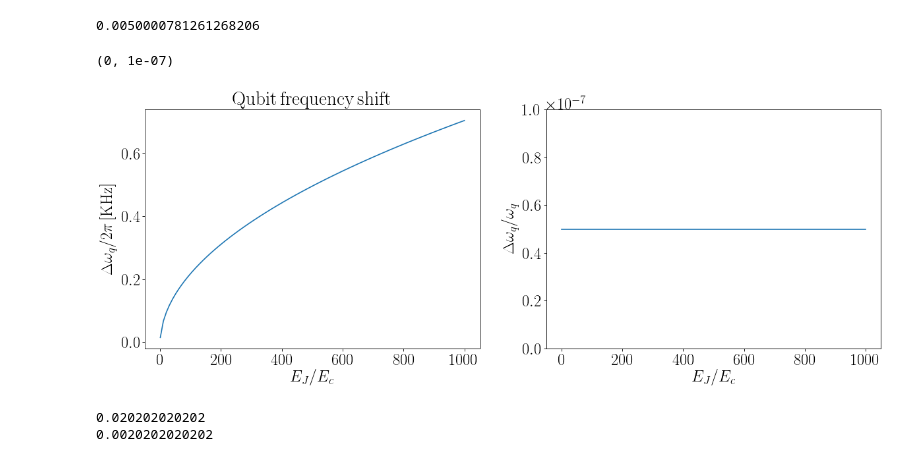
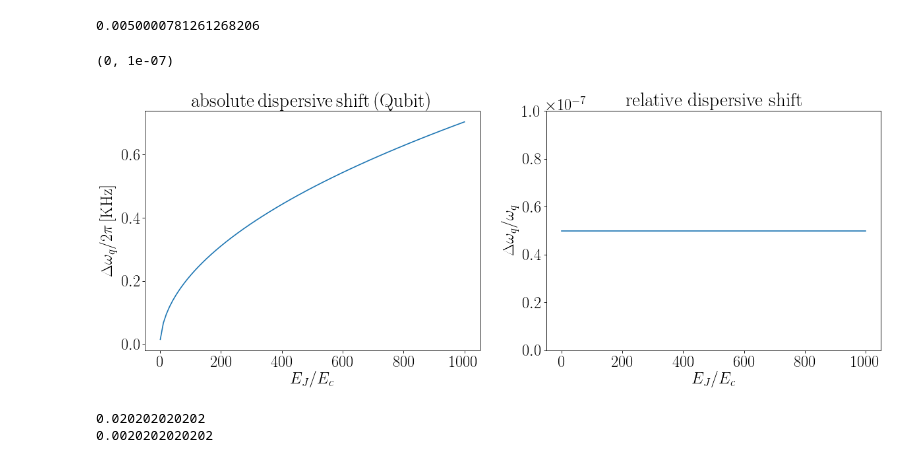
Before and after one commit to PatWinkel/KIT_Cudi, a Jupyter notebook: cQED/Qubits/Transmon simulation.ipynb, the cells around one changed output. Drawn from its saved outputs; the diff is of its cells as text; code cells hidden in the pictures.

```diff
--- a/cQED/Qubits/Transmon simulation.ipynb
+++ b/cQED/Qubits/Transmon simulation.ipynb
@@ -624,24 +624,25 @@ pp = 10**-7  #procentive change in qubit inductance
 # %%
 k = 3
 
 figfq, axes = plt.subplots(1,2,figsize = (18,6))
 axes[0].plot(EJEC01, delta_omega(Ec, EJEC01, pp, p = False)/(2.*np.pi*10**k))
 axes[0].legend(fontsize = ticksize)
-axes[0].set_title(r'$\mathrm{{Qubit\,frequency\,shift}}$')
+axes[0].set_title(r'$\mathrm{{absolute\,dispersive\,shift\,(Qubit)}}$')
 axes[0].set_xlabel(r'$E_J / E_c$')
 axes[1].set_xlabel(r'$E_J / E_c$')
 
 if k == 3:
     axes[0].set_ylabel(r'$\Delta \omega_q / 2 \pi\,\mathrm{[KHz]}$')
 if k == 6:
     axes[0].set_ylabel(r'$\Delta \omega_q / 2 \pi\,\mathrm{[MHz]}$')
 axes[1].set_ylabel(r'$\Delta \omega_q / \omega_q$')
+axes[1].set_title(r'relative dispersive shift')
 axes[1].plot(EJEC01, delta_omega(Ec, EJEC01, pp, p = False)/(omega_qubit(Ec, EJEC01)))
 axes[1].set_ylim([0,pp])
 #axes[1].legend(fontsize = ticksize)
 # %% [output]
 (0, 1e-07)
-[figure, old version]
+[figure, new version]
 # %%
 print '{}'.format(1./9-1./11)
 print '{}'.format(1./90 - 1./110)
```
Also changed, not shown: 2 other files.
